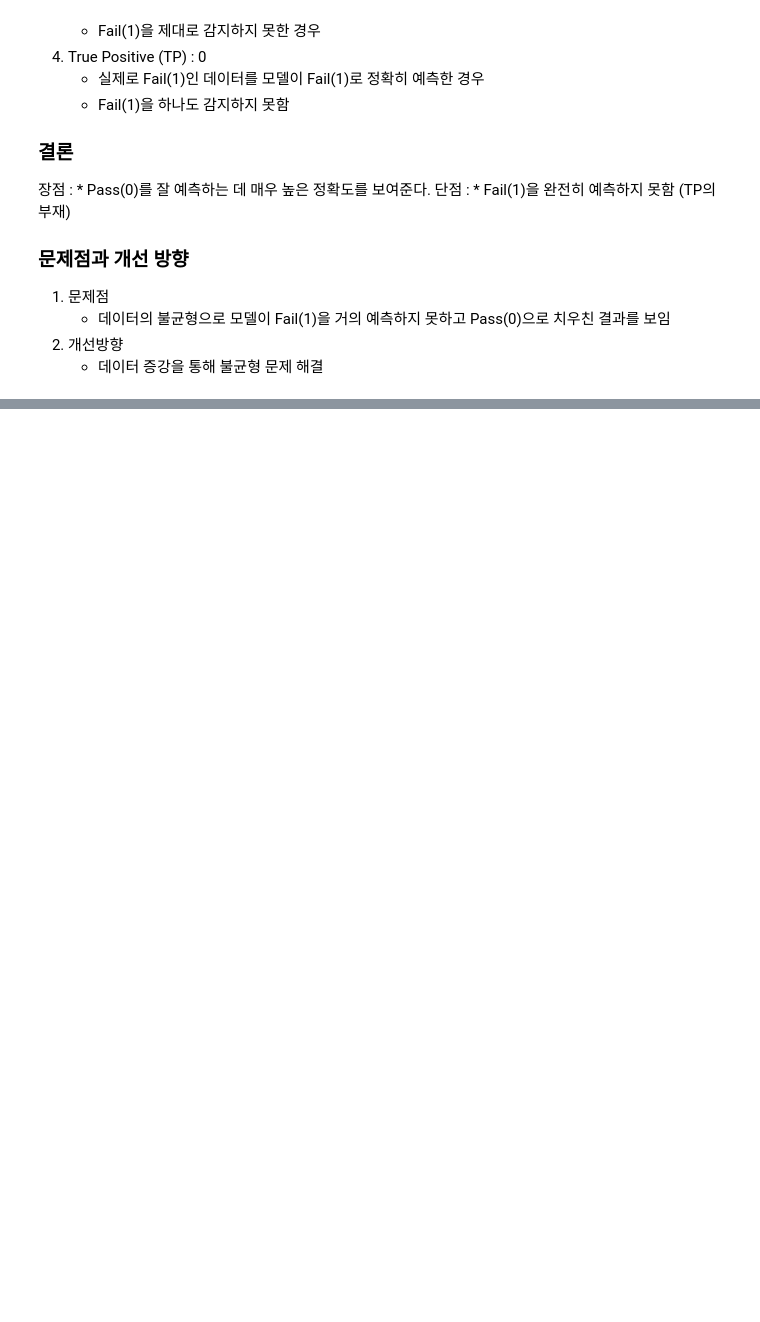
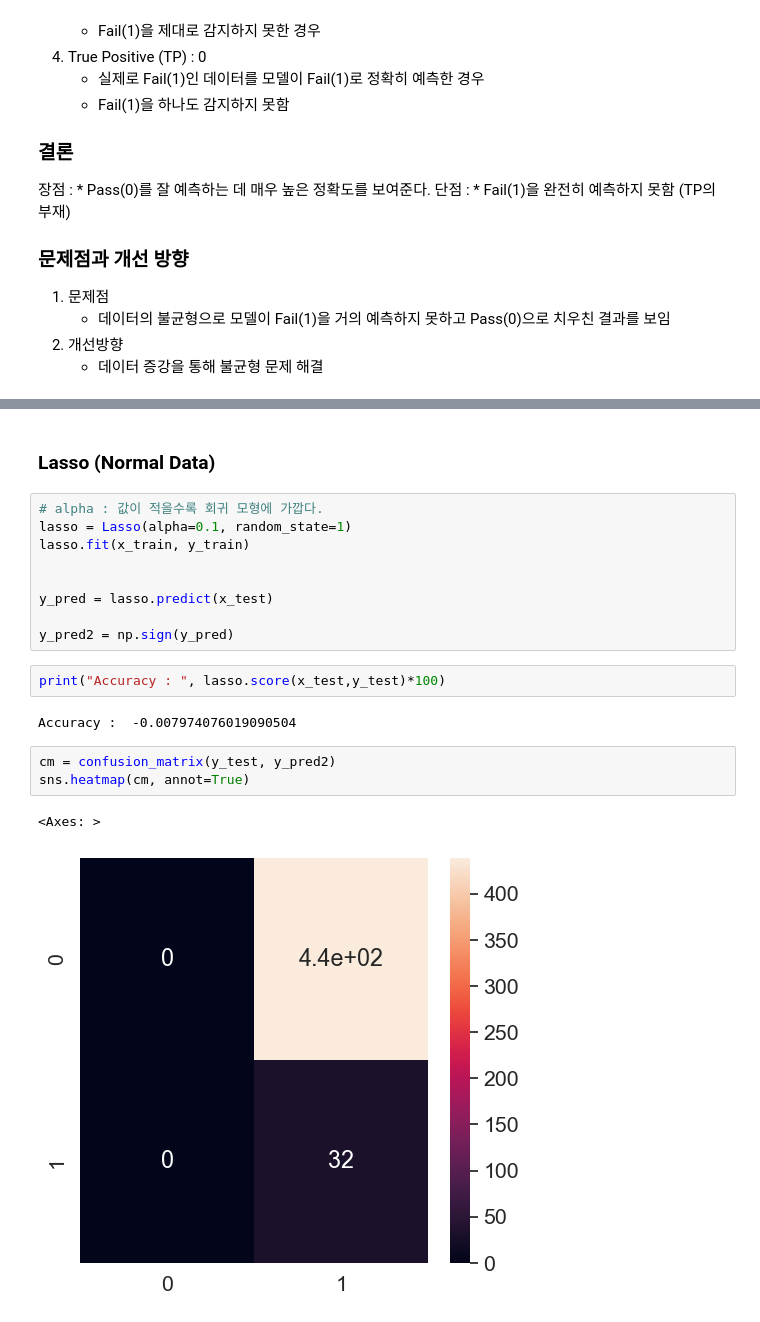
Before and after one commit to kimyoungho010311/-, a Jupyter notebook: Semiconductor_manufacturing_project.ipynb, the cells around one changed output, grey strips where cells are left out. Saved outputs shown, nothing was run; the diff lists cells and outputs as text; blank space fills up the shorter version.

```diff
--- a/Semiconductor_manufacturing_project.ipynb
+++ b/Semiconductor_manufacturing_project.ipynb
@@ -414,0 +526,21 @@ Accuracy :  93.20594479830149
+# %% [markdown]
+### Lasso (Normal Data)
+# %%
+# alpha : 값이 적을수록 회귀 모형에 가깝다.
+lasso = Lasso(alpha=0.1, random_state=1)
+lasso.fit(x_train, y_train)
+
+
+y_pred = lasso.predict(x_test)
+
+y_pred2 = np.sign(y_pred)
+# %%
+print("Accuracy : ", lasso.score(x_test,y_test)*100)
+# %% [output]
+Accuracy :  -0.007974076019090504
+# %%
+cm = confusion_matrix(y_test, y_pred2)
+sns.heatmap(cm, annot=True)
+# %% [output]
+<Axes: >
+[figure, added]
```
Also changed, not shown: parts of 16 cells of this notebook.
